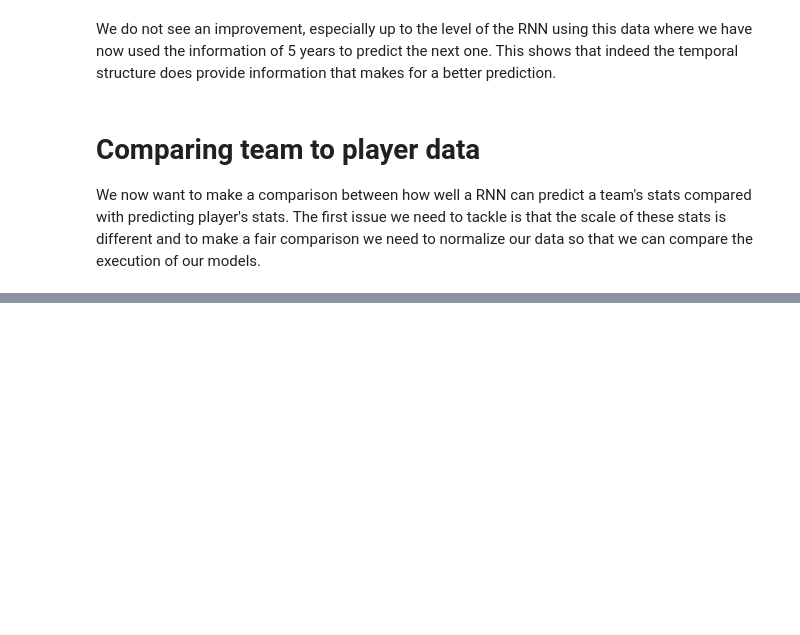
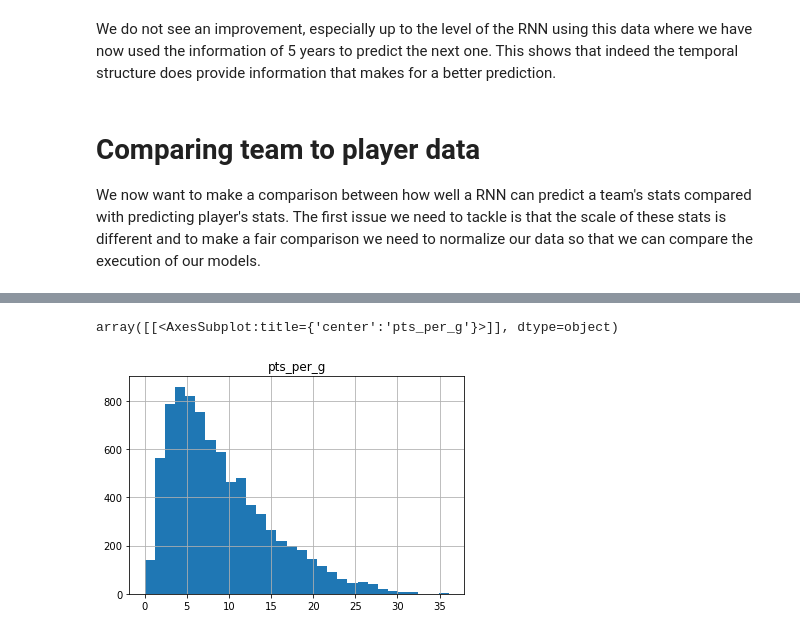
Before and after one commit to nk555/Kevin-Beuchot-Portfolio, a Jupyter notebook: AI-Projects/Fantasy-Basketball/2-making-fantasy-predictions.ipynb, the cells around one changed output, grey strips where cells are left out. Cells and saved outputs as stored; diff of their text form; code cells hidden in the pictures; blank space fills up the shorter version.

Commit message:
made histograms to decide normalization

```diff
--- a/AI-Projects/Fantasy-Basketball/2-making-fantasy-predictions.ipynb
+++ b/AI-Projects/Fantasy-Basketball/2-making-fantasy-predictions.ipynb
@@ -70,21 +70,27 @@ def find(tables, names, years=True, stats=True):
     if isinstance(names, str):
         names = [names]
     if years == True:
-        years = tables.keys()
+        years = list(tables.keys())
     if isinstance(years, int):
         years=[years]
     if stats == True:
-        stats = tables[years[0]].keys()
+        stats = list(tables[years[0]].keys())
     if isinstance(stats, str):
         stats = [stats]
 
+    all_names=False
+    if names == ["all"]:
+        all_names=True
 
     table=pd.DataFrame()
     for year in years:
         for stat in stats:
             data=tables[year][stat]
-            for name in names:
-                table=pd.concat([table,data[data["name"]==name]], axis=0)
+            if all_names:
+                table=pd.concat([table,data], axis=0)
+            else:
+                for name in names:
+                    table=pd.concat([table,data[data["name"]==name]], axis=0)
     return table.reset_index(drop=True)
 
 def divide_val_set(data, percent=.2):
@@ -238,0 +249,3 @@ We now want to make a comparison between how well a RNN can predict a team's sta
+# %%
+stats=["fg_per_g", "age", "gs", "pts_per_g", "orb_per_g", "drb_per_g", "trb_per_g", "ast_per_g", "stl_per_g", "mp_per_g", "blk_per_g", "fg3_per_g"]
+all_player_data=find(player_tables,"all")[stats]
@@ -238,0 +256,5 @@ We now want to make a comparison between how well a RNN can predict a team's sta
+# %%
+all_player_data.hist(column="pts_per_g",bins=30)
+# %% [output]
+array([[<AxesSubplot:title={'center':'pts_per_g'}>]], dtype=object)
+[figure, added]
```
Also changed, not shown: parts of 18 cells of this notebook.
